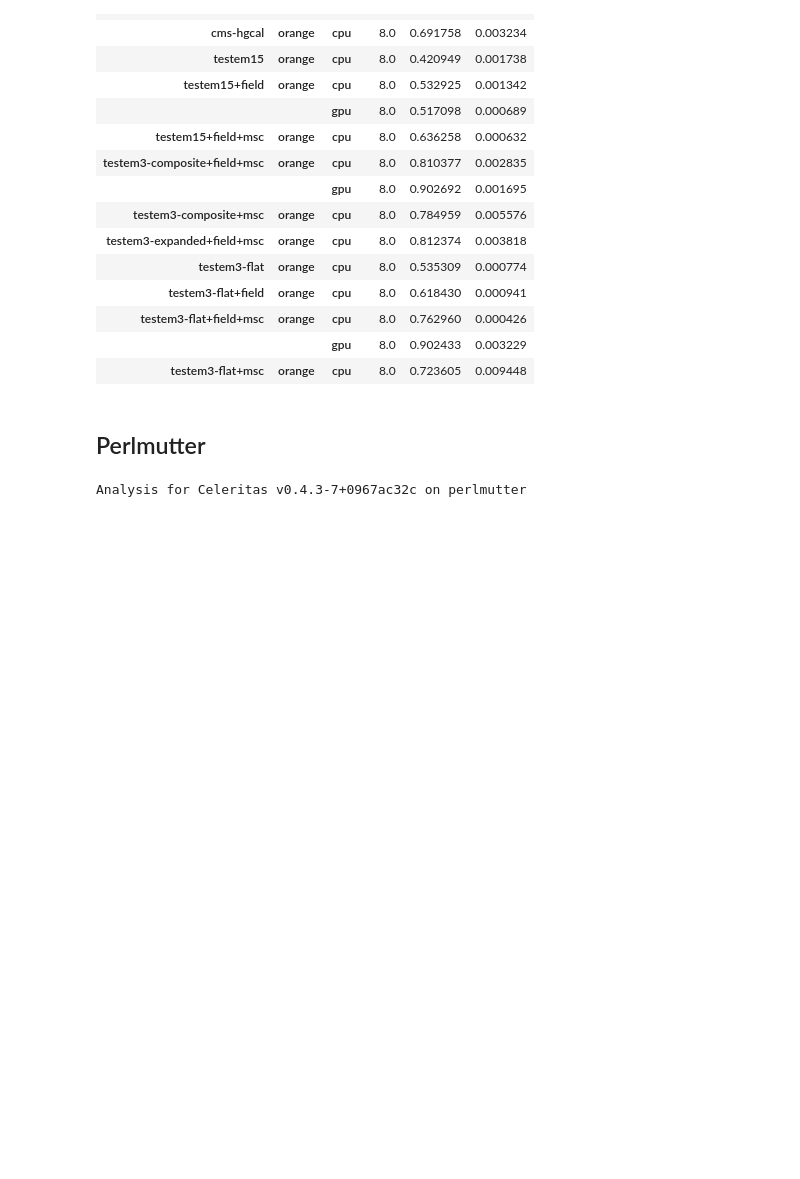
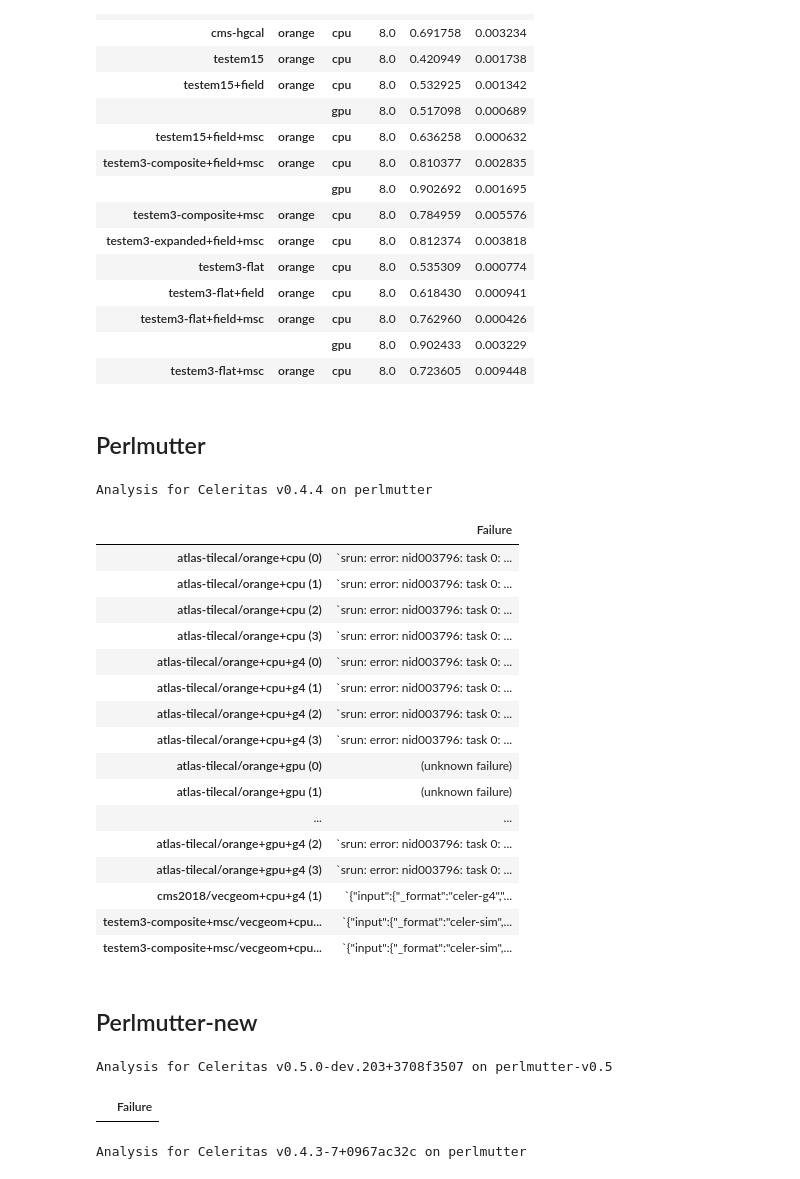
Before and after one commit to celeritas-project/regression, a Jupyter notebook: analysis.ipynb, the cells around one changed output. Drawn from its saved outputs; the diff is of its cells as text; code cells hidden in the pictures; blank space fills up the shorter version.

Commit message:
Add comparison with perlmutter too

```diff
--- a/analysis.ipynb
+++ b/analysis.ipynb
@@ -147,6 +147,44 @@ analyze.calc_geo_frac(frontier_v050)
 | testem3-flat+msc | orange | cpu | 8.0 | 0.723605 | 0.009448 |
 # %% [markdown]
 ## Perlmutter
+# %%
+perlmutter = analyze.Analysis('results/perlmutter/')
+print(perlmutter)
+# %% [output]
+Analysis for Celeritas v0.4.4 on perlmutter
+# %%
+ftab = analyze.make_failure_table(perlmutter.failures())
+ftab.to_frame()
+# %% [output]
+|  | Failure |
+| atlas-tilecal/orange+cpu (0) | `srun: error: nid003796: task 0: ... |
+| atlas-tilecal/orange+cpu (1) | `srun: error: nid003796: task 0: ... |
+| atlas-tilecal/orange+cpu (2) | `srun: error: nid003796: task 0: ... |
+| atlas-tilecal/orange+cpu (3) | `srun: error: nid003796: task 0: ... |
+| atlas-tilecal/orange+cpu+g4 (0) | `srun: error: nid003796: task 0: ... |
+| atlas-tilecal/orange+cpu+g4 (1) | `srun: error: nid003796: task 0: ... |
+| atlas-tilecal/orange+cpu+g4 (2) | `srun: error: nid003796: task 0: ... |
+| atlas-tilecal/orange+cpu+g4 (3) | `srun: error: nid003796: task 0: ... |
+| atlas-tilecal/orange+gpu (0) | (unknown failure) |
+| atlas-tilecal/orange+gpu (1) | (unknown failure) |
+| ... | ... |
+| atlas-tilecal/orange+gpu+g4 (2) | `srun: error: nid003796: task 0: ... |
+| atlas-tilecal/orange+gpu+g4 (3) | `srun: error: nid003796: task 0: ... |
+| cms2018/vecgeom+cpu+g4 (1) | `{"input":{"_format":"celer-g4","... |
+| testem3-composite+msc/vecgeom+cpu... | `{"input":{"_format":"celer-sim",... |
+| testem3-composite+msc/vecgeom+cpu... | `{"input":{"_format":"celer-sim",... |
+# %% [markdown]
+## Perlmutter-new
+# %%
+perlmutter_v050 = analyze.Analysis('results/perlmutter-v0.5/')
+print(perlmutter_v050)
+# %% [output]
+Analysis for Celeritas v0.5.0-dev.203+3708f3507 on perlmutter-v0.5
+# %%
+ftab = analyze.make_failure_table(perlmutter_v050.failures())
+ftab.to_frame()
+# %% [output]
+|  | Failure |
 # %%
 perlmutter = analyze.Analysis('results/perlmutter')
 print(perlmutter)
```
Also changed, not shown: parts of 4 cells of this notebook, 3 other files.
